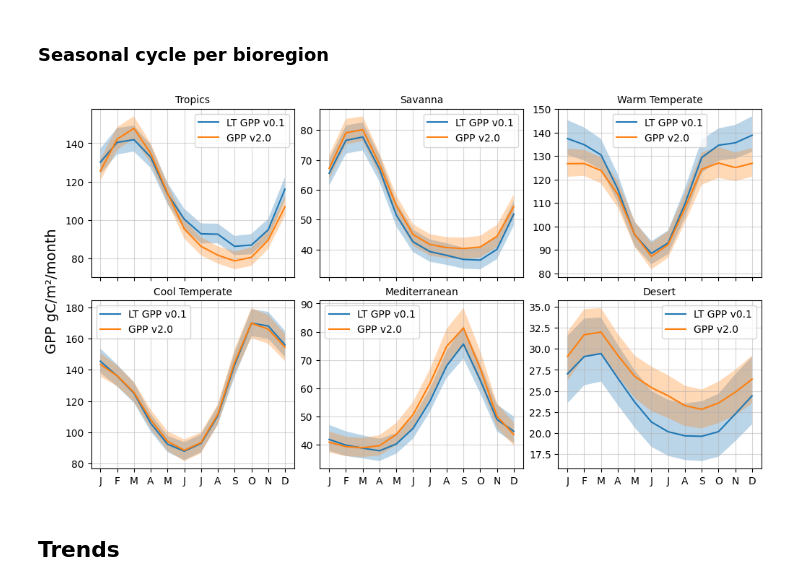
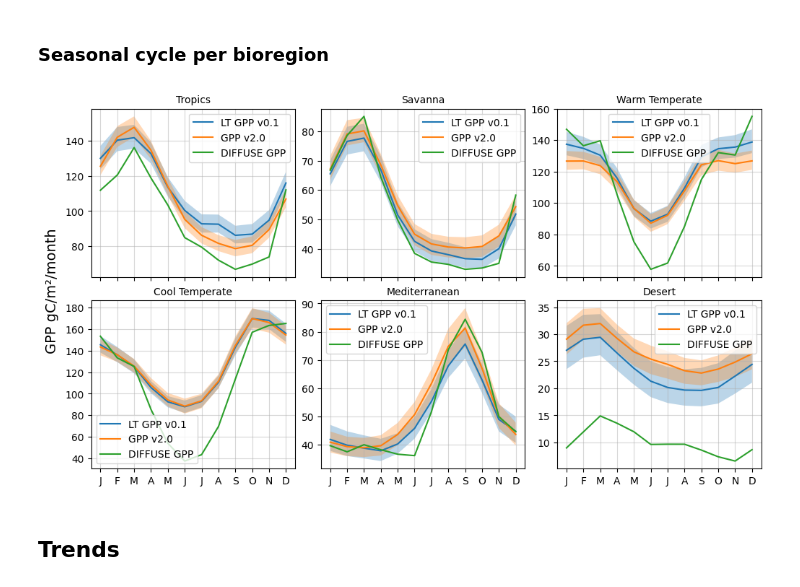
Before and after one commit to cbur24/Aus_CO2_fertilisation, a Jupyter notebook: notebooks/analysis/Compare_AusEFlux_versions.ipynb, the cells around one changed output. Cells and saved outputs as stored; diff of their text form; code cells hidden in the pictures.

```diff
--- a/notebooks/analysis/Compare_AusEFlux_versions.ipynb
+++ b/notebooks/analysis/Compare_AusEFlux_versions.ipynb
@@ -70,6 +70,12 @@ files.sort()
 ds_v1 = xr.open_mfdataset(files).sel(time=slice('1982','2022')).compute()#[f'{var}_median']
 ds_v1 = assign_crs(ds_v1, crs='EPSG:4326')
 ds_v1.attrs['nodata'] = np.nan
+
+# Open DIFFUSE-GPP and/or PML-GPP
+path = '/g/data/os22/chad_tmp/Aus_CO2_fertilisation/data/DIFFUSE_GPP_5km_2003_2021.nc'
+# path = '/g/data/os22/chad_tmp/Aus_CO2_fertilisation/data/PML_GPP_5km_2001_2023.nc'
+pml = assign_crs(xr.open_dataset(path), crs='EPSG:4326')
+pml = pml.sel(time=slice('2003','2022'))
 # %% [markdown]
 ## Reproject to common grid
 
@@ -188,6 +207,7 @@ for ax, ds, n, cmap in zip(axes.ravel(), corr_data, products, cmaps):
 #calculate climatology
 clim_v1 = ds_v1.sel(time=slice('2003','2022')).groupby('time.month').mean()
 clim_v2 = ds_v2.sel(time=slice('2003','2022')).groupby('time.month').mean()
+clim_pml = pml.sel(time=slice('2003','2022')).groupby('time.month').mean()
 # %% [markdown]
 ### Aus-wide seasonal cycle
 
@@ -228,45 +251,51 @@ ax[1].set_title(f'Bioclimatic regions', fontdict={'fontsize': 10});
 # Dictionary to save results
 results_v1 = {}
 results_v2 = {}
+results_pml = {}
 for index, row in gdf.iterrows():
     # Generate a polygon mask to keep only data within the polygon
     geom = Geometry(geom=gdf.iloc[index].geometry, crs=gdf.crs)
     dss_v1 = clim_v1.odc.mask(poly=geom)
     dss_v2 = clim_v2.odc.mask(poly=geom)
+    dss_pml = clim_pml.odc.mask(poly=geom)
 
     # Append results to a dictionary using the attribute
     # column as an key
     results_v1.update({row['region_name']: dss_v1})
     results_v2.update({row['region_name']: dss_v2})
+    results_pml.update({row['region_name']: dss_pml})
 # %%
 fig, axs = plt.subplots(2,3, figsize=(10,5.5), sharex=True, layout='constrained')
 
 for ax, k in zip(axs.ravel(), results_v1.keys()):
 
     _1D_v1 = results_v1[k].mean(['latitude', 'longitude'])
     _1D_v2 = results_v2[k].mean(['latitude', 'longitude'])
+    _1D_pml = results_pml[k].mean(['latitude', 'longitude'])
 
     _1D_v1[f'{var}_median'].plot(linestyle='-', ax=ax, label=f'LT {var} v0.1', c='tab:blue')
     ax.fill_between(_1D_v1.month, _1D_v1[f'{var}_25th_percentile'],
                     _1D_v1[f'{var}_75th_percentile'], alpha=0.3)
 
     _1D_v2[f'{var}_median'].plot(linestyle='-', ax=ax, label=f'{var} v2.0', c='tab:orange')
     ax.fill_between(_1D_v2.month, _1D_v2[f'{var}_25th_percentile'],
                     _1D_v2[f'{var}_75th_percentile'], alpha=0.3)
+
+    _1D_pml[f'{var}'].plot(linestyle='-', ax=ax, label=f'DIFFUSE {var}', c='tab:green')
 
     if var=='NEE':
         ax.axhline(0, c='grey', linestyle='--')
     ax.set_title(k, fontdict={'fontsize': 10})
     ax.set_ylabel('')
     ax.set_xlabel('')
     ax.grid(alpha=0.5)
     ax.set_xticks(range(1,13))
     ax.legend()
     ax.set_xticklabels(["J","F","M","A","M","J","J","A","S","O","N","D"])
 
 fig.supylabel('GPP gC/m\N{SUPERSCRIPT TWO}/month', fontsize=14);
 # %% [output]
-[figure, old version]
+[figure, new version]
 # %% [markdown]
 ## Trends
 # %%
```
Also changed, not shown: parts of 10 cells of this notebook, 8 other files.
